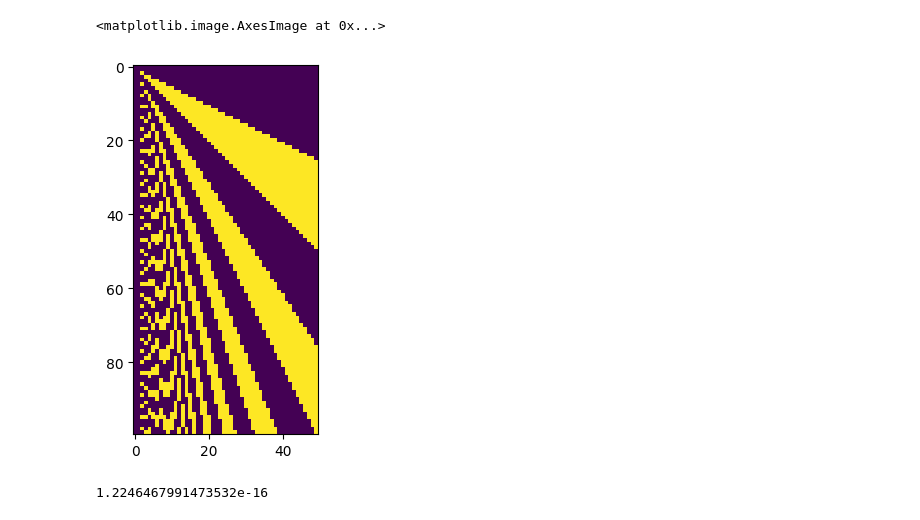
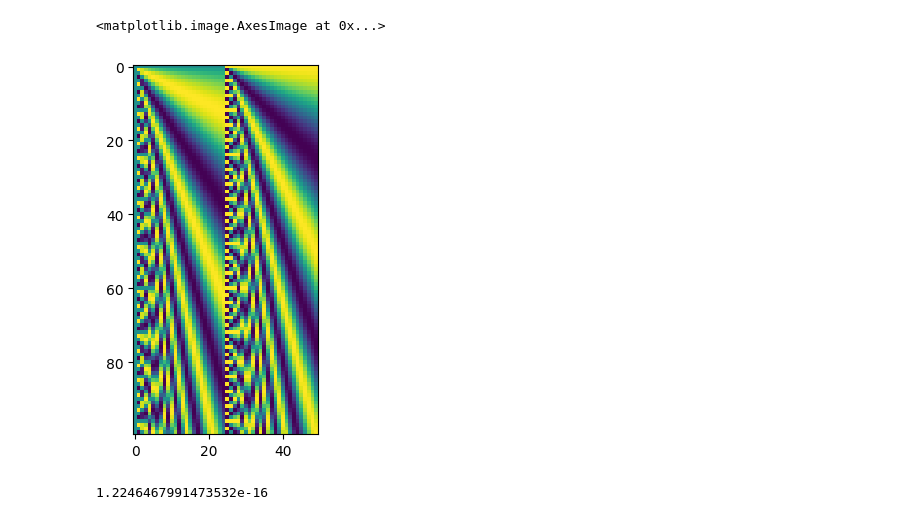
Before and after one commit to YuxinB/ProL, a Jupyter notebook: networks/notebooks/time_encoding.ipynb, the cells around one changed output. Drawn from its saved outputs; the diff is of its cells as text; code cells hidden in the pictures.

Commit message:
new plots for scenario 2 / fine-tuning code

```diff
--- a/networks/notebooks/time_encoding.ipynb
+++ b/networks/notebooks/time_encoding.ipynb
@@ -16,8 +19,12 @@ out = net(times)
 # %%
+net = TimeEmbedding(50)
+
+times = torch.arange(0, 100).reshape(-1, 1)
+out = net(times)
 plt.imshow(out.numpy())
 # %% [output]
 <matplotlib.image.AxesImage at 0x...>
-[figure, old version]
+[figure, new version]
 # %%
 out.numpy()[:, 2]
 
```
Also changed, not shown: parts of 1 cell of this notebook, 13 other files.
